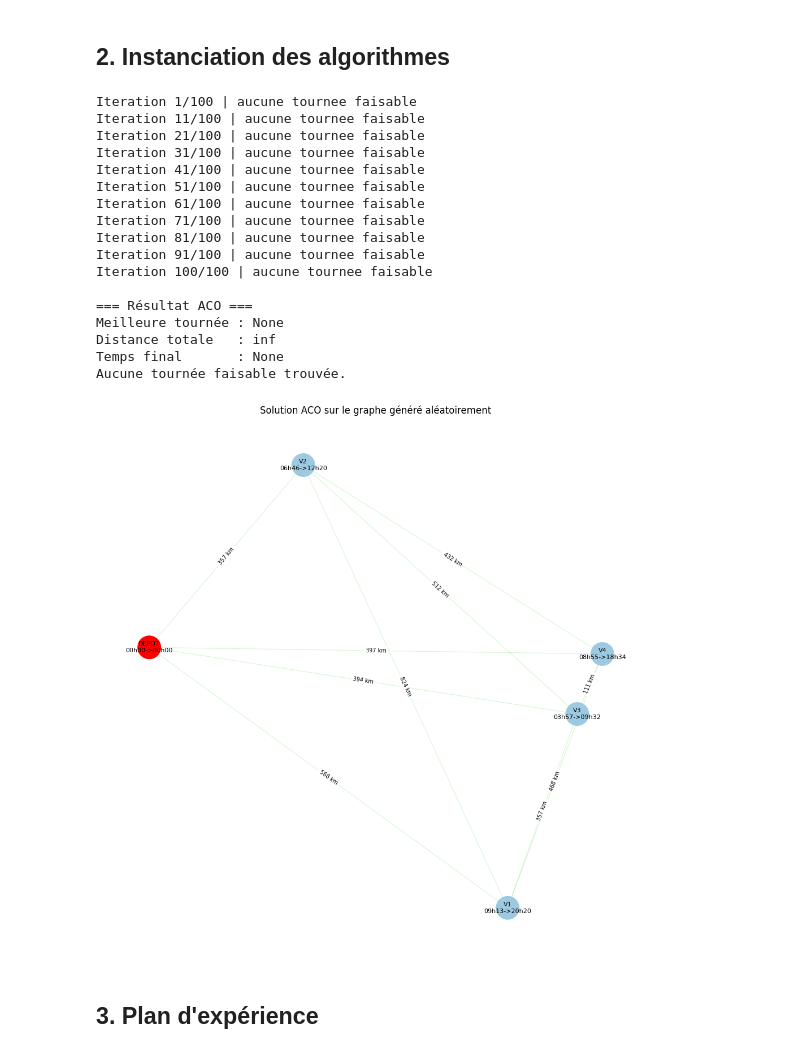
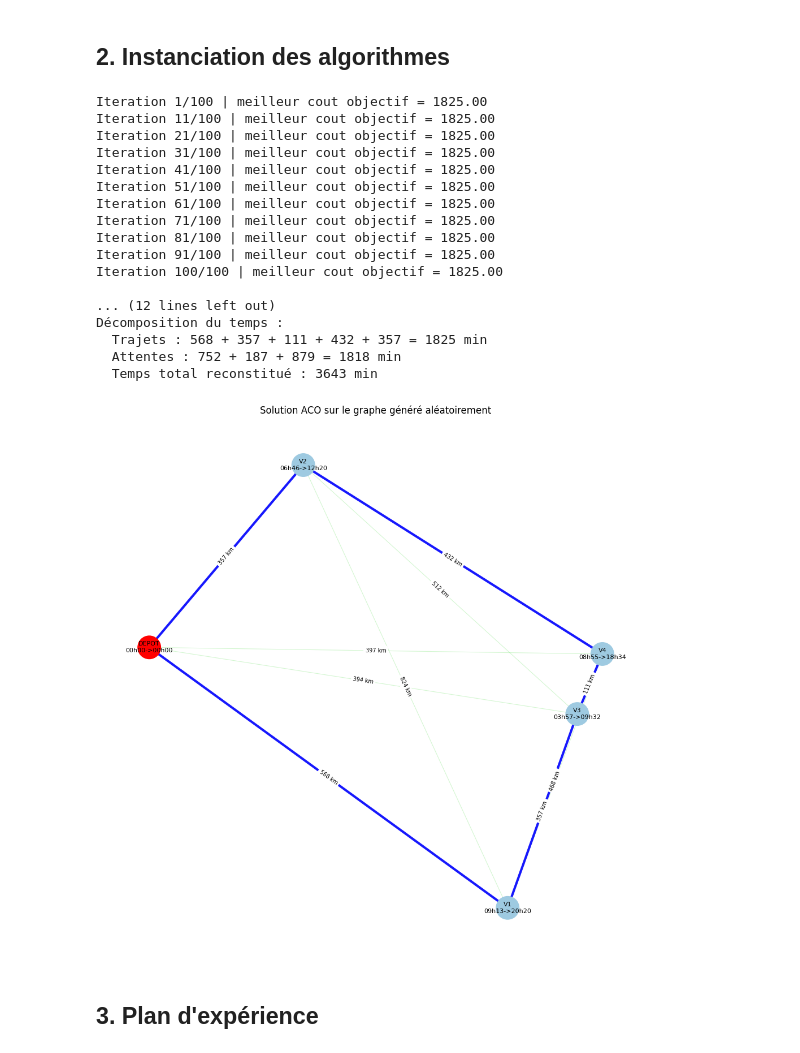
Before and after one commit to FrozX69/RechOp-Gr3, a Jupyter notebook: gpe3-livrable2.ipynb, the cells around one changed output. Cells and saved outputs as stored; diff of their text form; code cells hidden in the pictures.

Commit message:
modif ACO pour tournée multijour

```diff
--- a/gpe3-livrable2.ipynb
+++ b/gpe3-livrable2.ipynb
@@ -576,6 +576,22 @@ def choisir_suivant(candidats, pheromones, heuristique, courant, alpha, beta):
 
     return int(np.random.choice(candidats, p=probs))
 
+def calculer_service_multi_jour(arrivee, fenetre, minutes_par_jour=1440):
+    e, l = float(fenetre[0]), float(fenetre[1])
+
+    if arrivee <= l:
+        k = 0
+    else:
+        k = int(np.ceil((arrivee - l) / minutes_par_jour))
+
+    while True:
+        ouverture = e + k * minutes_par_jour
+        fermeture = l + k * minutes_par_jour
+        debut_service = max(arrivee, ouverture)
+        if debut_service <= fermeture:
+            return debut_service, k
+        k += 1
+
 def construire_tournee_aco(distances, fenetres, pheromones, heuristique,
                            alpha=1.0, beta=2.0, depot=0, seuil_bloque=SEUIL_BLOQUE):
     n = len(distances)
@@ -597,9 +613,8 @@ def construire_tournee_aco(distances, fenetres, pheromones, heuristique,
                 continue
 
             arrivee = temps_courant + temps[courant][j]
-            debut_service = max(arrivee, fenetres[j][0])
-
-            if debut_service <= fenetres[j][1]:
+            debut_service, _ = calculer_service_multi_jour(arrivee, fenetres[j])
+            if np.isfinite(debut_service):
                 candidats.append(j)
 
         if not candidats:
@@ -608,10 +623,7 @@ def construire_tournee_aco(distances, fenetres, pheromones, heuristique,
         suivant = choisir_suivant(candidats, pheromones, heuristique, courant, alpha, beta)
 
         arrivee = temps_courant + temps[courant][suivant]
-        temps_courant = max(arrivee, fenetres[suivant][0])
-
-        if temps_courant > fenetres[suivant][1]:
-            return None, float("inf"), None
+        temps_courant, _ = calculer_service_multi_jour(arrivee, fenetres[suivant])
 
         distance_totale += float(distances[courant][suivant])
         tournee.append(suivant)
@@ -809,8 +821,9 @@ def afficher_detail_tournee(tournee, matrice, liste_villes):
         # Aligné avec la logique ACO: pas d'attente imposée au retour dépôt
         if b == 0:
             debut_service = arrivee
+            jour = int(arrivee // 1440)
         else:
-            debut_service = max(arrivee, float(liste_villes[b][0]))
+            debut_service, jour = calculer_service_multi_jour(arrivee, liste_villes[b])
 
         attente = max(0.0, debut_service - arrivee)
         temps_courant = debut_service
@@ -821,7 +834,7 @@ def afficher_detail_tournee(tournee, matrice, liste_villes):
 
         print(
             f"  {a} -> {b} : trajet={temps_trajet:.0f} min | "
-            f"arrivee={arrivee:.0f} | attente={attente:.0f} | service={debut_service:.0f} | "
+            f"arrivee={arrivee:.0f} | attente={attente:.0f} | service={debut_service:.0f} | jour={jour} | "
             f"TW {to_hhmm(liste_villes[b][0])}->{to_hhmm(liste_villes[b][1])}"
         )
 
@@ -835,51 +848,51 @@ def afficher_detail_tournee(tournee, matrice, liste_villes):
     else:
         print("  Attentes : 0 min")
     print(f"  Temps total reconstitué : {temps_courant:.0f} min")
 
 # ---- Exécution ACO sur le graphe généré ----
 G, edges_open, edges_blocked = construire_graphe_depuis_matrice(matrice, coordonnees_villes, liste_villes)
 pos = nx.get_node_attributes(G, "pos")
 
-meilleure_tournee, meilleure_longueur, meilleure_temps = ant_colony_optimization_tsptw(
+meilleure_tournee, meilleure_longueur, meilleure_temps = ant_colony_optimization_tsptw( # ecrasement des valeur par default
     distances=matrice,
     fenetres=liste_villes,
     n_fourmis=20,
     alpha=1.0,
     beta=3.0,
     rho=0.4,
     Q=100.0,
     tau0=0.01,
     max_iterations=100,
     depot=0,
     verbose=True
 )
 
 print("\n=== Résultat ACO ===")
 print("Meilleure tournée :", meilleure_tournee)
 print("Distance totale   :", meilleure_longueur)
 print("Temps final       :", meilleure_temps)
 
 afficher_detail_tournee(meilleure_tournee, matrice, liste_villes)
 afficher_solution_aco(G, pos, meilleure_tournee, liste_villes, edges_open, edges_blocked)
 # %% [output]
-Iteration 1/100 | aucune tournee faisable
-Iteration 11/100 | aucune tournee faisable
-Iteration 21/100 | aucune tournee faisable
-Iteration 31/100 | aucune tournee faisable
-Iteration 41/100 | aucune tournee faisable
-Iteration 51/100 | aucune tournee faisable
-Iteration 61/100 | aucune tournee faisable
-Iteration 71/100 | aucune tournee faisable
-Iteration 81/100 | aucune tournee faisable
-Iteration 91/100 | aucune tournee faisable
-Iteration 100/100 | aucune tournee faisable
+Iteration 1/100 | meilleur cout objectif = 1825.00
+Iteration 11/100 | meilleur cout objectif = 1825.00
+Iteration 21/100 | meilleur cout objectif = 1825.00
+Iteration 31/100 | meilleur cout objectif = 1825.00
+Iteration 41/100 | meilleur cout objectif = 1825.00
+Iteration 51/100 | meilleur cout objectif = 1825.00
+Iteration 61/100 | meilleur cout objectif = 1825.00
+Iteration 71/100 | meilleur cout objectif = 1825.00
+Iteration 81/100 | meilleur cout objectif = 1825.00
+Iteration 91/100 | meilleur cout objectif = 1825.00
+Iteration 100/100 | meilleur cout objectif = 1825.00
 
-=== Résultat ACO ===
-Meilleure tournée : None
-Distance totale   : inf
-Temps final       : None
-Aucune tournée faisable trouvée.
+... (12 lines left out)
+Décomposition du temps :
+  Trajets : 568 + 357 + 111 + 432 + 357 = 1825 min
+  Attentes : 752 + 187 + 879 = 1818 min
+  Temps total reconstitué : 3643 min
-[figure, old version]
+[figure, new version]
 # %% [markdown]
 ## 3. Plan d'expérience
 # %% [markdown]
```
